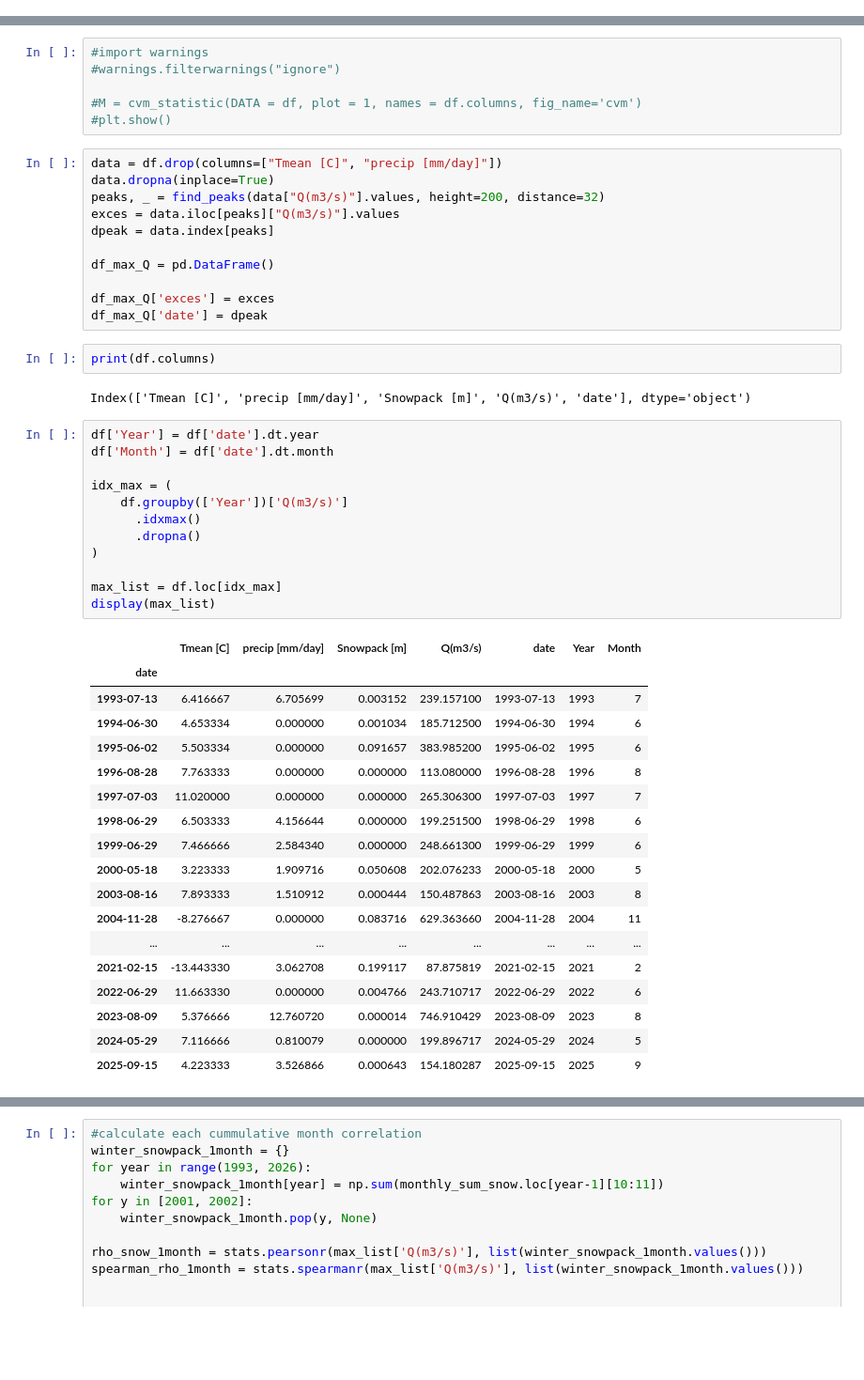
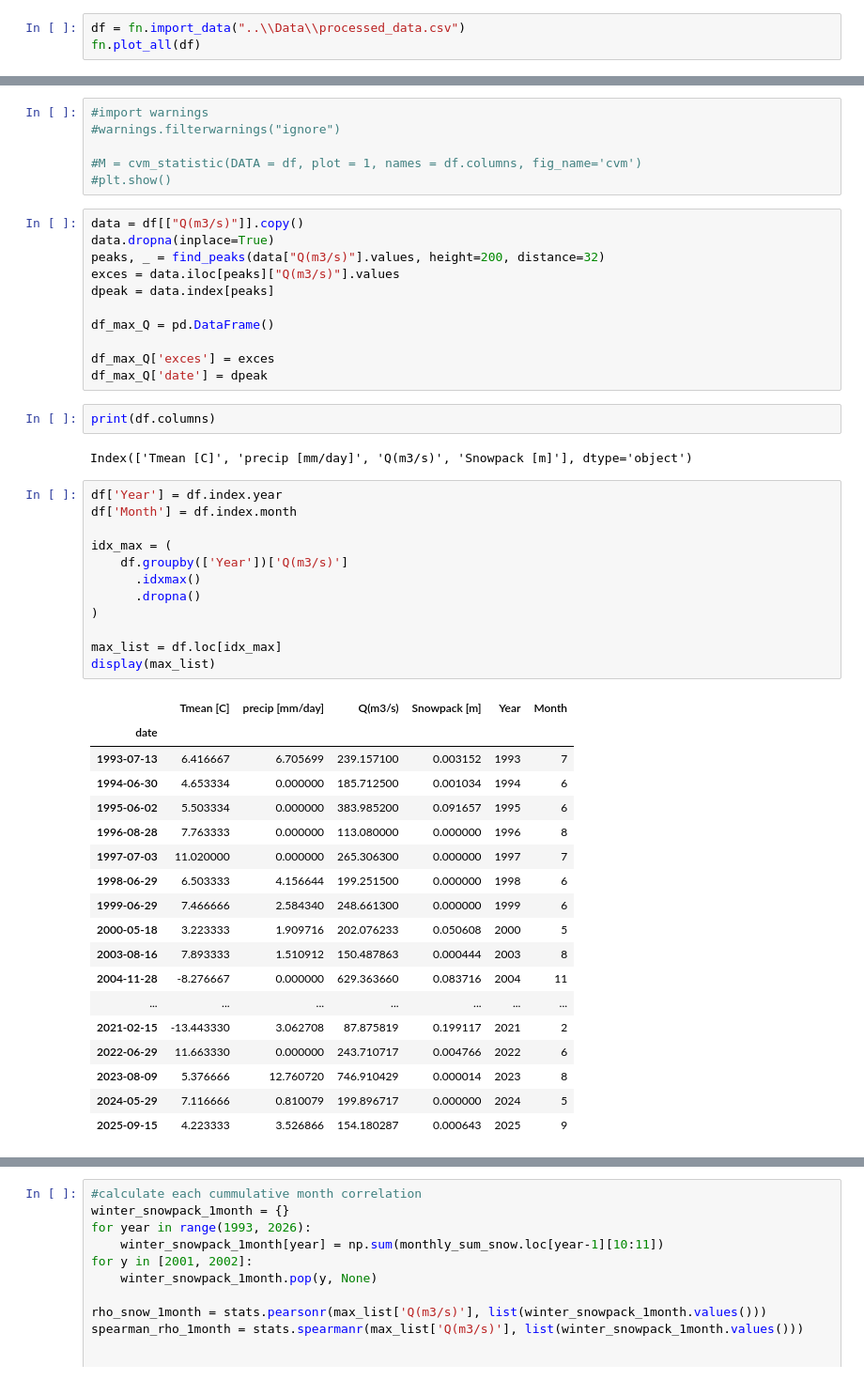
Before and after one commit to maxblw/CEGM2005_glommaproject, a Jupyter notebook: Data_analysis/correlations.ipynb, the cells around one changed output, grey strips where cells are left out. Shown at 94% size. Drawn from its saved outputs; the diff is of its cells as text; blank space fills up the shorter version.

```diff
--- a/Data_analysis/correlations.ipynb
+++ b/Data_analysis/correlations.ipynb
@@ -71,0 +22,3 @@ display(df)
+# %%
+df = fn.import_data("..\\Data\\processed_data.csv")
+fn.plot_all(df)
@@ -386,7 +54,7 @@ Index(['Tmean [C]', 'precip [mm/day]', 'Snowpack [m]', 'Q(m3/s)', 'date'], dtype
 #M = cvm_statistic(DATA = df, plot = 1, names = df.columns, fig_name='cvm')
 #plt.show()
 # %%
-data = df.drop(columns=["Tmean [C]", "precip [mm/day]"])
+data = df[["Q(m3/s)"]].copy()
 data.dropna(inplace=True)
 peaks, _ = find_peaks(data["Q(m3/s)"].values, height=200, distance=32)
 exces = data.iloc[peaks]["Q(m3/s)"].values
@@ -399,37 +67,37 @@ df_max_Q['date'] = dpeak
 # %%
 print(df.columns)
 # %% [output]
-Index(['Tmean [C]', 'precip [mm/day]', 'Snowpack [m]', 'Q(m3/s)', 'date'], dtype='object')
+Index(['Tmean [C]', 'precip [mm/day]', 'Q(m3/s)', 'Snowpack [m]'], dtype='object')
 # %%
-df['Year'] = df['date'].dt.year
-df['Month'] = df['date'].dt.month
+df['Year'] = df.index.year
+df['Month'] = df.index.month
 
 idx_max = (
     df.groupby(['Year'])['Q(m3/s)']
       .idxmax()
       .dropna()
 )
 
 max_list = df.loc[idx_max]
 display(max_list)
 # %% [output]
-|  | Tmean [C] | precip [mm/day] | Snowpack [m] | Q(m3/s) | date | Year | Month |
-| date |  |  |  |  |  |  |  |
-| 1993-07-13 | 6.416667 | 6.705699 | 0.003152 | 239.157100 | 1993-07-13 | 1993 | 7 |
-| 1994-06-30 | 4.653334 | 0.000000 | 0.001034 | 185.712500 | 1994-06-30 | 1994 | 6 |
-| 1995-06-02 | 5.503334 | 0.000000 | 0.091657 | 383.985200 | 1995-06-02 | 1995 | 6 |
-| 1996-08-28 | 7.763333 | 0.000000 | 0.000000 | 113.080000 | 1996-08-28 | 1996 | 8 |
-| 1997-07-03 | 11.020000 | 0.000000 | 0.000000 | 265.306300 | 1997-07-03 | 1997 | 7 |
-| 1998-06-29 | 6.503333 | 4.156644 | 0.000000 | 199.251500 | 1998-06-29 | 1998 | 6 |
-| 1999-06-29 | 7.466666 | 2.584340 | 0.000000 | 248.661300 | 1999-06-29 | 1999 | 6 |
-| 2000-05-18 | 3.223333 | 1.909716 | 0.050608 | 202.076233 | 2000-05-18 | 2000 | 5 |
-| 2003-08-16 | 7.893333 | 1.510912 | 0.000444 | 150.487863 | 2003-08-16 | 2003 | 8 |
-| 2004-11-28 | -8.276667 | 0.000000 | 0.083716 | 629.363660 | 2004-11-28 | 2004 | 11 |
-| ... | ... | ... | ... | ... | ... | ... | ... |
-| 2021-02-15 | -13.443330 | 3.062708 | 0.199117 | 87.875819 | 2021-02-15 | 2021 | 2 |
-| 2022-06-29 | 11.663330 | 0.000000 | 0.004766 | 243.710717 | 2022-06-29 | 2022 | 6 |
-| 2023-08-09 | 5.376666 | 12.760720 | 0.000014 | 746.910429 | 2023-08-09 | 2023 | 8 |
-| 2024-05-29 | 7.116666 | 0.810079 | 0.000000 | 199.896717 | 2024-05-29 | 2024 | 5 |
-| 2025-09-15 | 4.223333 | 3.526866 | 0.000643 | 154.180287 | 2025-09-15 | 2025 | 9 |
+|  | Tmean [C] | precip [mm/day] | Q(m3/s) | Snowpack [m] | Year | Month |
+| date |  |  |  |  |  |  |
+| 1993-07-13 | 6.416667 | 6.705699 | 239.157100 | 0.003152 | 1993 | 7 |
+| 1994-06-30 | 4.653334 | 0.000000 | 185.712500 | 0.001034 | 1994 | 6 |
+| 1995-06-02 | 5.503334 | 0.000000 | 383.985200 | 0.091657 | 1995 | 6 |
+| 1996-08-28 | 7.763333 | 0.000000 | 113.080000 | 0.000000 | 1996 | 8 |
+| 1997-07-03 | 11.020000 | 0.000000 | 265.306300 | 0.000000 | 1997 | 7 |
+| 1998-06-29 | 6.503333 | 4.156644 | 199.251500 | 0.000000 | 1998 | 6 |
+| 1999-06-29 | 7.466666 | 2.584340 | 248.661300 | 0.000000 | 1999 | 6 |
+| 2000-05-18 | 3.223333 | 1.909716 | 202.076233 | 0.050608 | 2000 | 5 |
+| 2003-08-16 | 7.893333 | 1.510912 | 150.487863 | 0.000444 | 2003 | 8 |
+| 2004-11-28 | -8.276667 | 0.000000 | 629.363660 | 0.083716 | 2004 | 11 |
+| ... | ... | ... | ... | ... | ... | ... |
+| 2021-02-15 | -13.443330 | 3.062708 | 87.875819 | 0.199117 | 2021 | 2 |
+| 2022-06-29 | 11.663330 | 0.000000 | 243.710717 | 0.004766 | 2022 | 6 |
+| 2023-08-09 | 5.376666 | 12.760720 | 746.910429 | 0.000014 | 2023 | 8 |
+| 2024-05-29 | 7.116666 | 0.810079 | 199.896717 | 0.000000 | 2024 | 5 |
+| 2025-09-15 | 4.223333 | 3.526866 | 154.180287 | 0.000643 | 2025 | 9 |
 # %%
 data_snow = pd.DataFrame()
```
Also changed, not shown: parts of 30 cells of this notebook, 8 other files.
